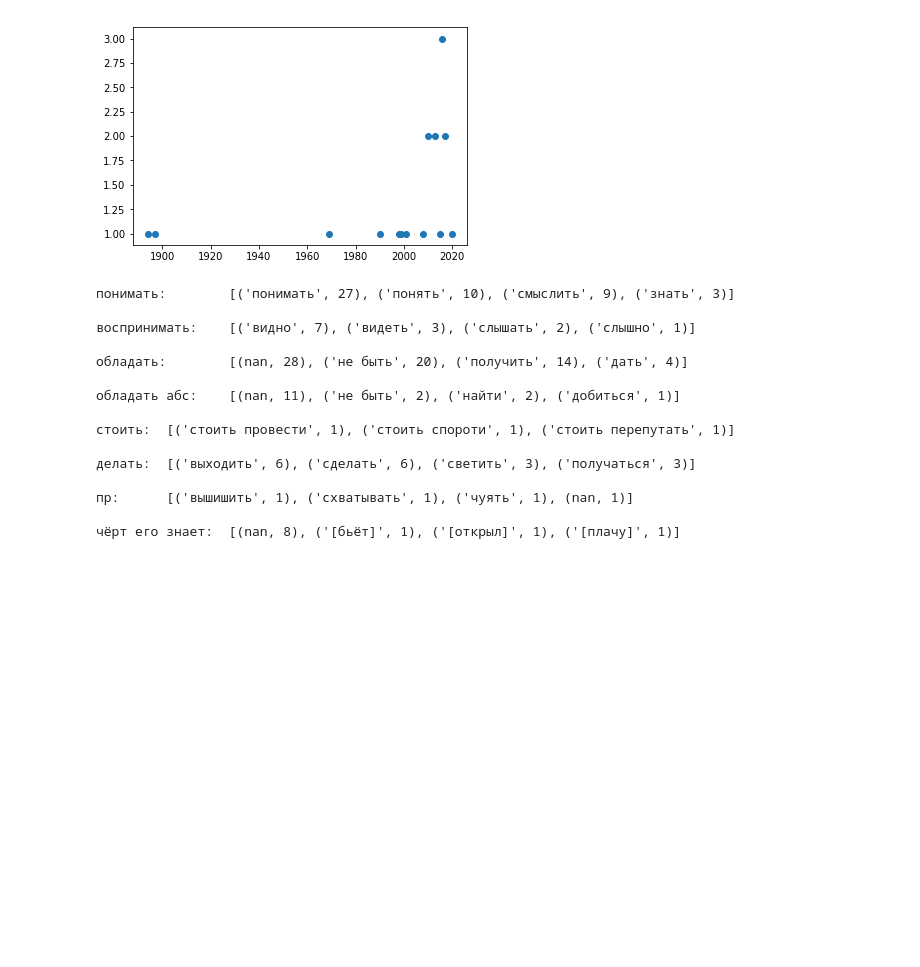
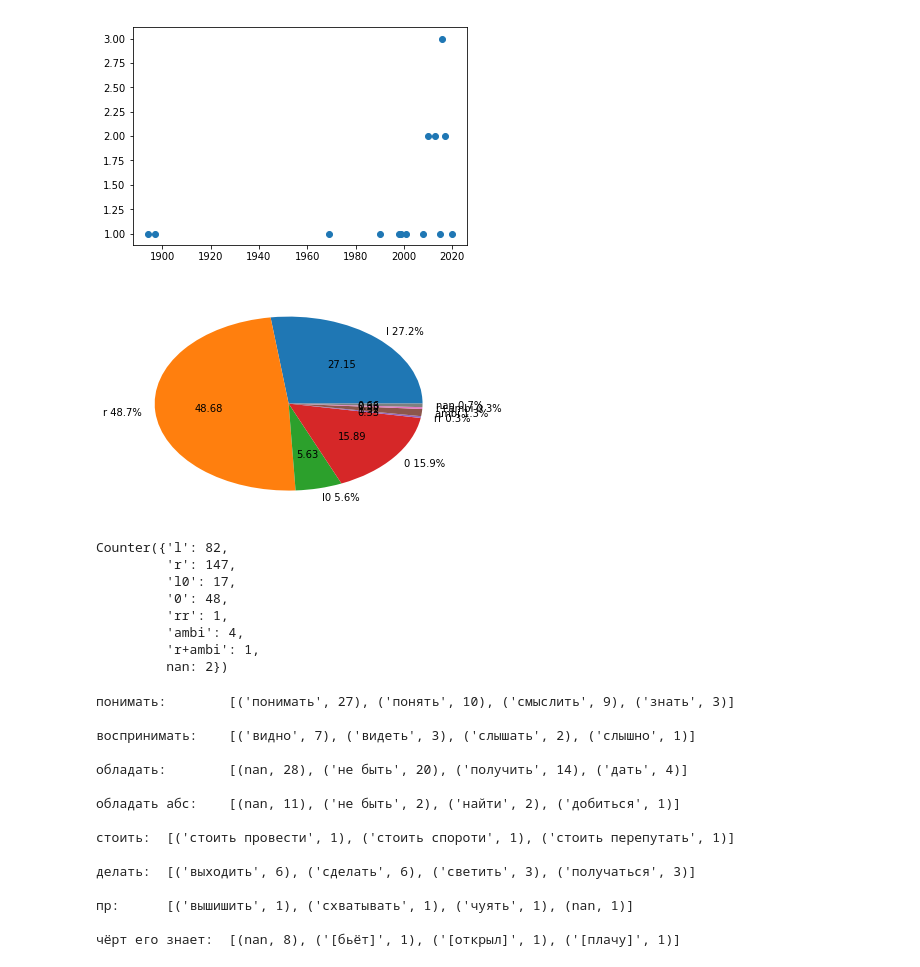
Before and after one commit to marchdown/schisch, a Jupyter notebook: schisch.ipynb, the cells around one changed output. Cells and saved outputs as stored; diff of their text form; code cells hidden in the pictures; blank space fills up the shorter version.

```diff
--- a/schisch.ipynb
+++ b/schisch.ipynb
@@ -393,6 +394,21 @@ for t in semantic_types:
 [figure]
 [figure]
 [figure]
+# %%
+predpos_counter = Counter(data['predicat position'])
+plt.pie(list(predpos_counter.values()), labels=predpos_counter.keys(), autopct='%0.2f')
+plt.show()
+predpos_counter
+# %% [output]
+[figure, added]
+Counter({'l': 82,
+         'r': 147,
+         'l0': 17,
+         '0': 48,
+         'rr': 1,
+         'ambi': 4,
+         'r+ambi': 1,
+         nan: 2})
 # %%
 
 # Оч неэффективно
```
Also changed, not shown: parts of 2 cells of this notebook.
